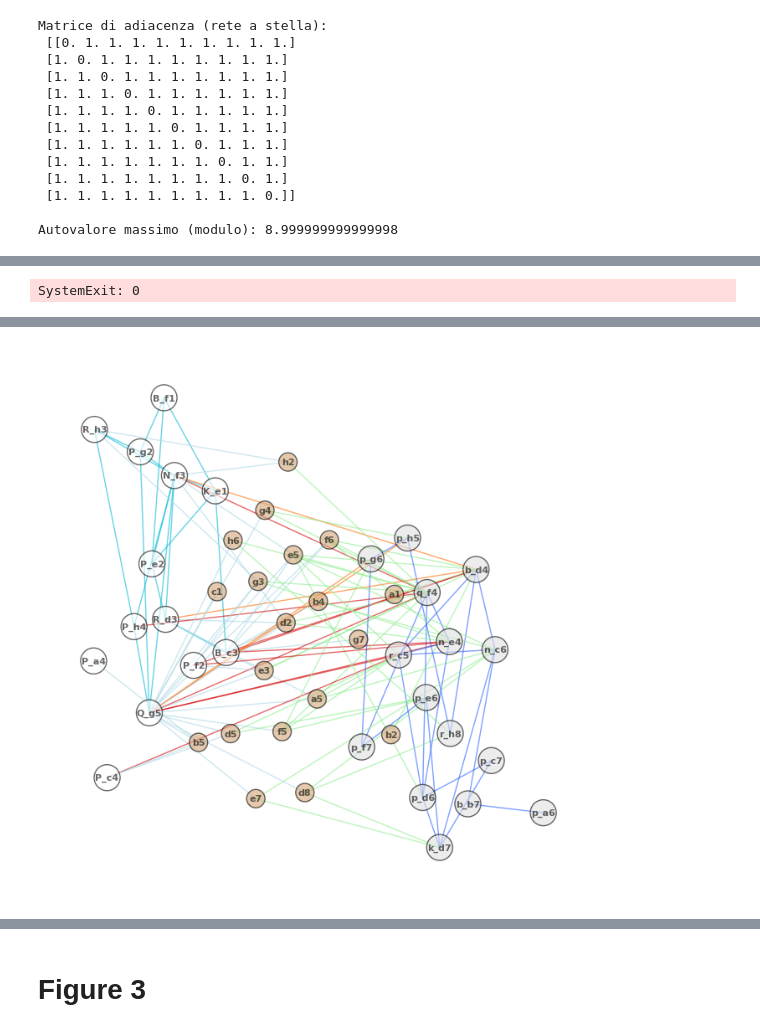
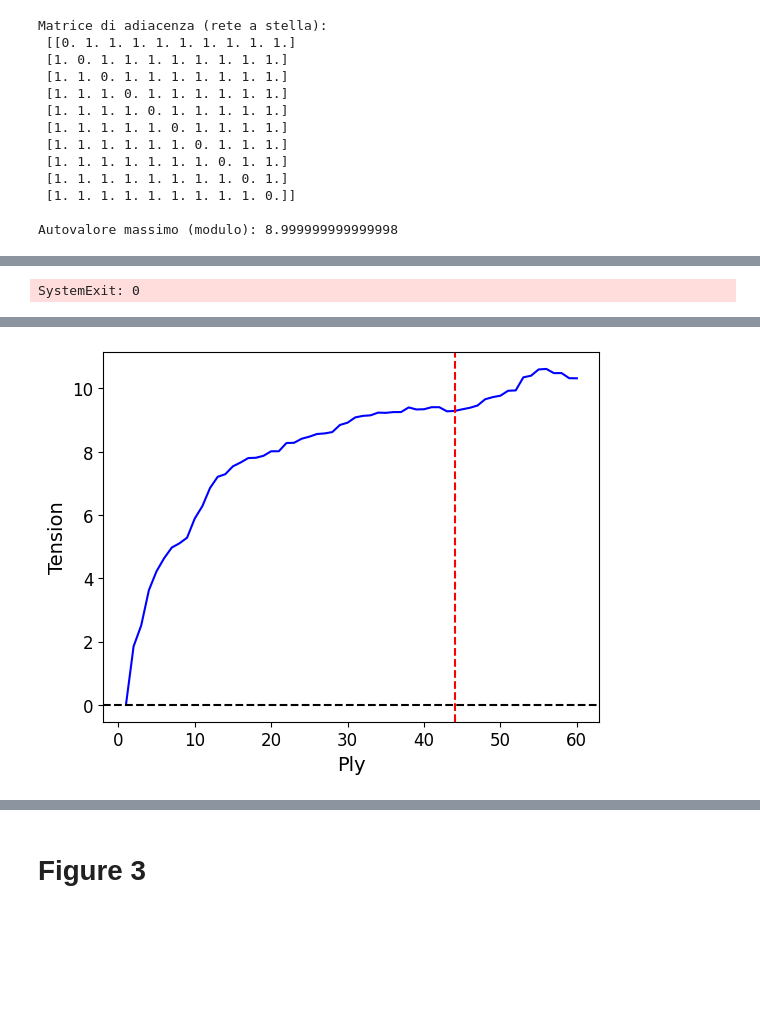
Before and after one commit to Draghellon/Tension_Chess, a Jupyter notebook: corrected_full_graph_single_game_analysis.ipynb, the cells around one changed output, grey strips where cells are left out. Drawn from its saved outputs; the diff is of its cells as text; code cells hidden in the pictures; blank space fills up the shorter version.

```diff
--- a/corrected_full_graph_single_game_analysis.ipynb
+++ b/corrected_full_graph_single_game_analysis.ipynb
@@ -3716,15 +4029,28 @@ Autovalore massimo (modulo): 8.999999999999998
 # %%
 board = game.board()
 
-max_eigenvalue = np.max(np.real(np.linalg.eigvals(nx.adjacency_matrix(compute_full_interaction_graph(board)).todense())))
+try:
+    max_eigenvalue = np.max(np.real(np.linalg.eigvals(nx.adjacency_matrix(compute_full_interaction_graph(board)).todense())))
+except:
+    max_eigenvalue = 0
+
 
 tensioni = [max_eigenvalue]
 
+
+pgn_moves = []
+
+old_moves = []
+
+
 # i = 50
-for i in range(43):
+for i in range(99):
 
     board_copy = board.copy()
     legal_moves = list(board_copy.legal_moves)
+
+    # solo mosse nuove
+    legal_moves = [x for x in legal_moves if x not in old_moves]
 
     values = []
     for move in legal_moves:
@@ -3736,14 +4062,66 @@ for i in range(43):
             values.append(np.max(np.real(np.linalg.eigvals(nx.adjacency_matrix(compute_full_interaction_graph(board_copy)).todense()))))
             board_copy.pop()
         '''
+        board_copy.push(move)
 
-        board_copy.push(move)
-        values.append(np.max(np.real(np.linalg.eigvals(nx.adjacency_matrix(compute_full_interaction_graph(board_copy)).todense()))))
+        try:
+            values.append(np.max(np.real(np.linalg.eigvals(nx.adjacency_matrix(compute_full_interaction_graph(board_copy)).todense()))))
+
+        except:
+            values.append(0)
+
+
+
+        #values.append(np.max(np.real(np.linalg.eigvals(nx.adjacency_matrix(compute_full_interaction_graph(board_copy)).todense()))))
+
+
         board_copy.pop()
 
     tensioni.append(max(values))
-    print((tensioni[-1], i))
+
+    print(tensioni[-1])
+
+    old_moves.append(legal_moves[values.index(max(values))])
+
+    pgn_moves.append(board.san(legal_moves[values.index(max(values))]))
+
     board.push(legal_moves[values.index(max(values))])
+
+    #pgn_moves.append(board.san(legal_moves[values.index(max(values))]))
+    #MOSSE.append(convert_mossa(legal_moves[values.index(max(values))], posizione))
+
+print(pgn_moves)
+
+svg_image = chess.svg.board(board=board, size=300)
+display(SVG(svg_image))  # Display the board
+
+# Save the SVG image to a file
+with open("chess_board.svg", "w") as f:
+    f.write(svg_image)
+
+
+
+plt.figure(figsize=(8, 5))
+fig, ax = plt.subplots()
+x = np.arange(1, len(tensioni) + 1)  # Adjust ply numbers to start at 1
+ax.plot(x, tensioni, label='Humans', color = "blue")
+
+
+ax.set_xlabel('Ply', fontsize=14)
+ax.set_ylabel('Tension', fontsize=14)
+
+
+ax.tick_params(axis='x', labelsize=12)  # Imposta la dimensione delle etichette dei tick sull'asse X
+ax.tick_params(axis='y', labelsize=12)  # Imposta la dimensione delle etichette dei tick sull'asse Y
+#ax.set_xlim(0, 180)  # Imposta il range dell'asse X
+
+ax.axhline(y=0, color='black', linestyle='--', linewidth=1.5)
+ax.axvline(x=44, color='red', linestyle='--', linewidth=1.5)
+#plt.xlim(-0.005, 50)
+#ax.legend(fontsize=8)
+plt.savefig(r"C:\Users\Pc\Desktop\PHYTON\Chess\RISULTATI_17-03\test4.png", dpi=2000, bbox_inches="tight")  # Save as PNG with high resolution
+
+
 
 G_full = compute_full_interaction_graph(board)
 
@@ -3803,7 +4181,7 @@ if True:
                             posizioni.append(pos[node])
 
 
-
+        widths = [G_full[u][v]['weight'] for u, v in G_full.edges]
         colors = [G_full[u][v]['color'] for u, v in G_full.edges]
         node_colors = [G_full.nodes[node].get('color', 'white') for node in G_full.nodes]
         node_sizes = [
@@ -3814,6 +4192,7 @@ if True:
         nx.draw(
     G_full, pos,
     edge_color=colors,
+    width=widths,
     with_labels=True,
     node_size=node_sizes,          # aumentato da 300 → 400
     node_color=node_colors,
@@ -3855,4 +4234,7 @@ for move in game.mainline_moves():
         max_eigenvalue = 0
 
     values.append(max_eigenvalue)
+
+
+# 'Nf3', 'Nc6', 'Nc3', 'Nf6', 'Rb1', 'Rg8', 'Rg1', 'Rb8', 'a4', 'h5', 'h4', 'a5', 'Nb5', 'g6', 'd4', 'Bh6', 'Qd2', 'Ne4', 'Qg5', 'd6', 'c3', 'e6', 'b4', 'Qf6', 'Rb2', 'Qf4', 'bxa5', 'Bg7', 'a6', 'Bxd4', 'c4', 'Rh8', 'Rb3', 'Kd7', 'Bb2', 'bxa6', 'Rd3', 'Rxb5', 'Bc3', 'Rc5', 'Rh1', 'Bb7', 'Rh3'
 # %% [output]
@@ -3878 +4262 @@ SystemExit: 0
-[figure, old version]
+[figure, new version]
```
Also changed, not shown: parts of 31 cells of this notebook.
